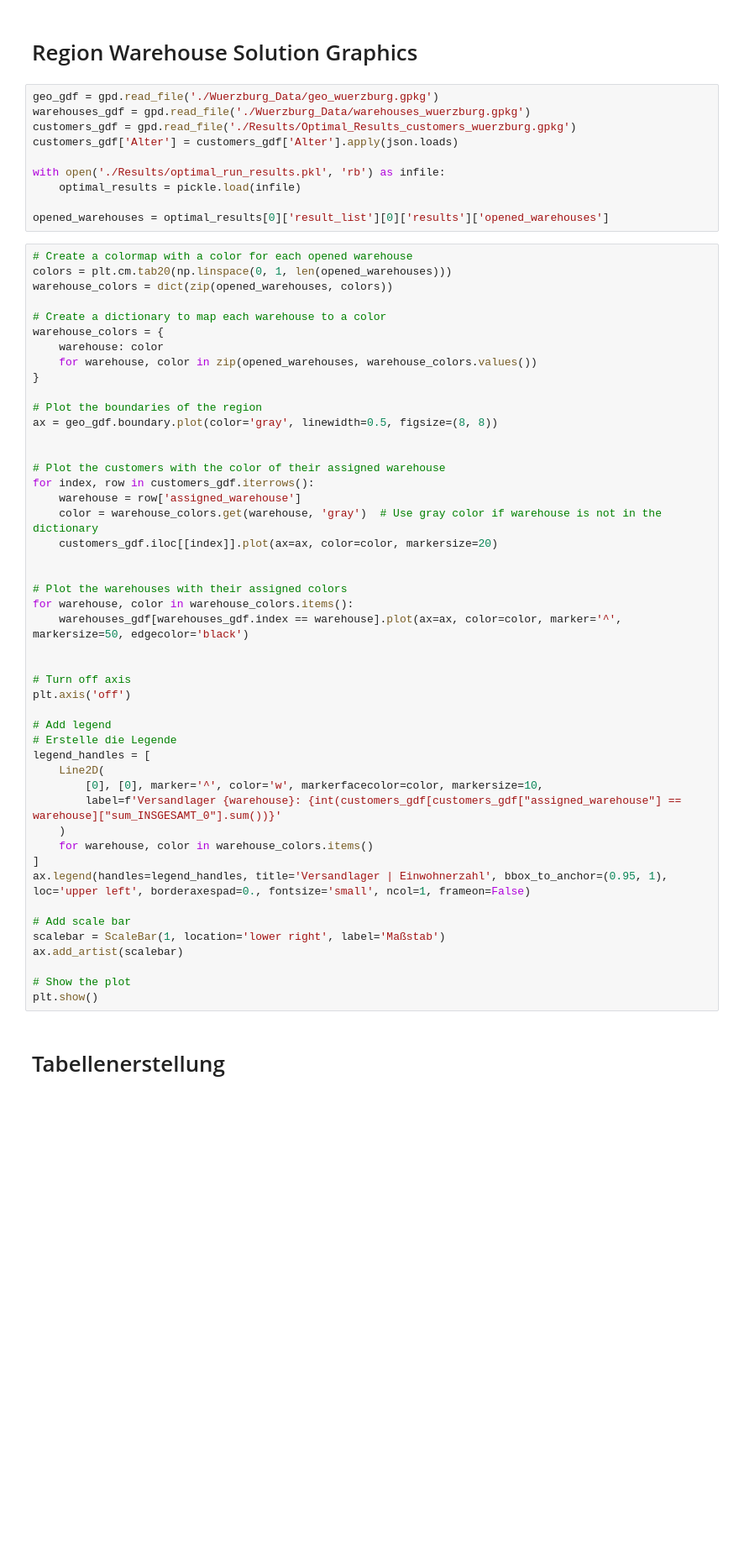
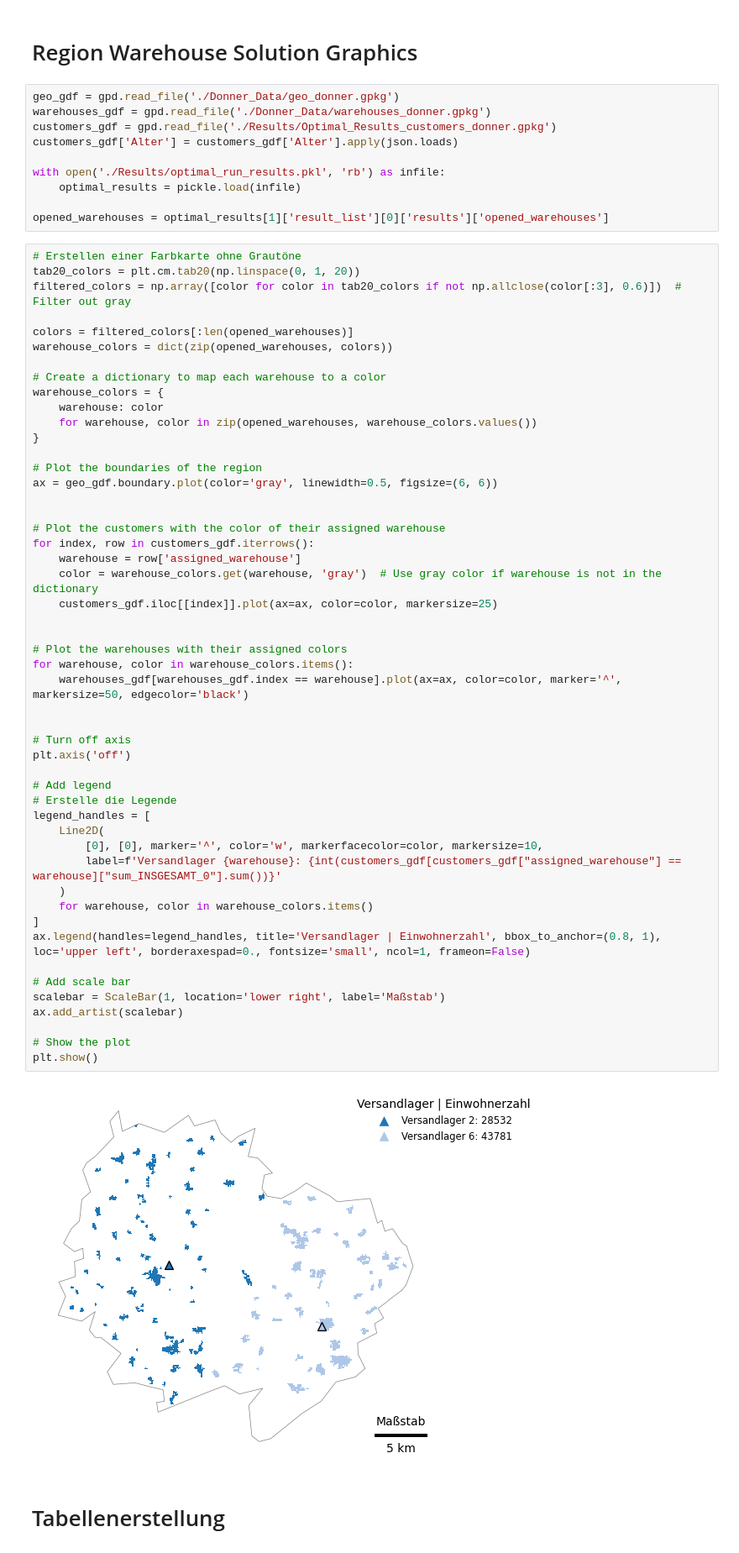
Before and after one commit to LarsBuechler/Masterarbeit, a Jupyter notebook: Visualisierungen.ipynb, the cells around one changed output. Shown: that part at 84% size. Cells and saved outputs as stored; diff of their text form; blank space fills up the shorter version.

```diff
--- a/Visualisierungen.ipynb
+++ b/Visualisierungen.ipynb
@@ -436,18 +371,21 @@ plt.show()
 # %% [markdown]
 # Region Warehouse Solution Graphics
 # %%
-geo_gdf = gpd.read_file('./Wuerzburg_Data/geo_wuerzburg.gpkg')
-warehouses_gdf = gpd.read_file('./Wuerzburg_Data/warehouses_wuerzburg.gpkg')
-customers_gdf = gpd.read_file('./Results/Optimal_Results_customers_wuerzburg.gpkg')
+geo_gdf = gpd.read_file('./Donner_Data/geo_donner.gpkg')
+warehouses_gdf = gpd.read_file('./Donner_Data/warehouses_donner.gpkg')
+customers_gdf = gpd.read_file('./Results/Optimal_Results_customers_donner.gpkg')
 customers_gdf['Alter'] = customers_gdf['Alter'].apply(json.loads)
 
 with open('./Results/optimal_run_results.pkl', 'rb') as infile:
     optimal_results = pickle.load(infile)
 
-opened_warehouses = optimal_results[0]['result_list'][0]['results']['opened_warehouses']
+opened_warehouses = optimal_results[1]['result_list'][0]['results']['opened_warehouses']
 # %%
-# Create a colormap with a color for each opened warehouse
-colors = plt.cm.tab20(np.linspace(0, 1, len(opened_warehouses)))
+# Erstellen einer Farbkarte ohne Grautöne
+tab20_colors = plt.cm.tab20(np.linspace(0, 1, 20))
+filtered_colors = np.array([color for color in tab20_colors if not np.allclose(color[:3], 0.6)])  # Filter out gray
+
+colors = filtered_colors[:len(opened_warehouses)]
 warehouse_colors = dict(zip(opened_warehouses, colors))
 
 # Create a dictionary to map each warehouse to a color
@@ -457,41 +395,43 @@ warehouse_colors = {
 }
 
 # Plot the boundaries of the region
-ax = geo_gdf.boundary.plot(color='gray', linewidth=0.5, figsize=(8, 8))
+ax = geo_gdf.boundary.plot(color='gray', linewidth=0.5, figsize=(6, 6))
 
 
 # Plot the customers with the color of their assigned warehouse
 for index, row in customers_gdf.iterrows():
     warehouse = row['assigned_warehouse']
     color = warehouse_colors.get(warehouse, 'gray')  # Use gray color if warehouse is not in the dictionary
-    customers_gdf.iloc[[index]].plot(ax=ax, color=color, markersize=20)
+    customers_gdf.iloc[[index]].plot(ax=ax, color=color, markersize=25)
 
 
 # Plot the warehouses with their assigned colors
 for warehouse, color in warehouse_colors.items():
     warehouses_gdf[warehouses_gdf.index == warehouse].plot(ax=ax, color=color, marker='^', markersize=50, edgecolor='black')
 
 
 # Turn off axis
 plt.axis('off')
 
 # Add legend
 # Erstelle die Legende
 legend_handles = [
     Line2D(
         [0], [0], marker='^', color='w', markerfacecolor=color, markersize=10,
         label=f'Versandlager {warehouse}: {int(customers_gdf[customers_gdf["assigned_warehouse"] == warehouse]["sum_INSGESAMT_0"].sum())}'
     )
     for warehouse, color in warehouse_colors.items()
 ]
-ax.legend(handles=legend_handles, title='Versandlager | Einwohnerzahl', bbox_to_anchor=(0.95, 1), loc='upper left', borderaxespad=0., fontsize='small', ncol=1, frameon=False)
+ax.legend(handles=legend_handles, title='Versandlager | Einwohnerzahl', bbox_to_anchor=(0.8, 1), loc='upper left', borderaxespad=0., fontsize='small', ncol=1, frameon=False)
 
 # Add scale bar
 scalebar = ScaleBar(1, location='lower right', label='Maßstab')
 ax.add_artist(scalebar)
 
 # Show the plot
 plt.show()
+# %% [output]
+[figure, added]
 # %% [markdown]
 # Tabellenerstellung
 # %%
```
Also changed, not shown: parts of 27 cells of this notebook, 2 other files.
